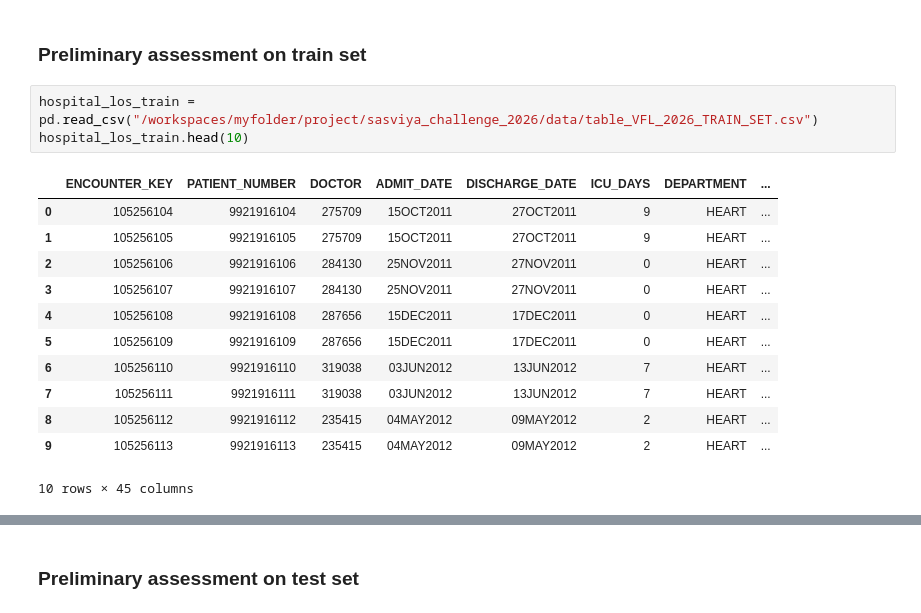
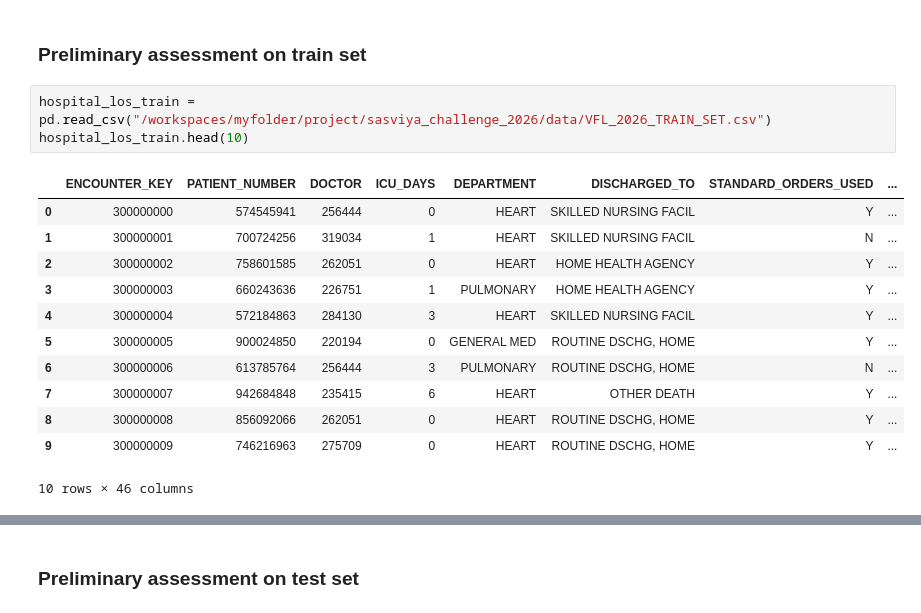
Before and after one commit to benjaminau/sasviya_challenge_2026, a Jupyter notebook: notebooks/hospital_los_eda_cleaning_wrangling.ipynb, the cells around one changed output, grey strips where cells are left out. Cells and saved outputs as stored; diff of their text form.

```diff
--- a/notebooks/hospital_los_eda_cleaning_wrangling.ipynb
+++ b/notebooks/hospital_los_eda_cleaning_wrangling.ipynb
@@ -13,21 +13,21 @@ os.getcwd()
 # %% [markdown]
 ### Preliminary assessment on train set
 # %%
-hospital_los_train = pd.read_csv("/workspaces/myfolder/project/sasviya_challenge_2026/data/table_VFL_2026_TRAIN_SET.csv")
+hospital_los_train = pd.read_csv("/workspaces/myfolder/project/sasviya_challenge_2026/data/VFL_2026_TRAIN_SET.csv")
 hospital_los_train.head(10)
 # %% [output]
-|  | ENCOUNTER_KEY | PATIENT_NUMBER | DOCTOR | ADMIT_DATE | DISCHARGE_DATE | ICU_DAYS | DEPARTMENT | ... |
-| 0 | 105256104 | 9921916104 | 275709 | 15OCT2011 | 27OCT2011 | 9 | HEART | ... |
-| 1 | 105256105 | 9921916105 | 275709 | 15OCT2011 | 27OCT2011 | 9 | HEART | ... |
-| 2 | 105256106 | 9921916106 | 284130 | 25NOV2011 | 27NOV2011 | 0 | HEART | ... |
-| 3 | 105256107 | 9921916107 | 284130 | 25NOV2011 | 27NOV2011 | 0 | HEART | ... |
-| 4 | 105256108 | 9921916108 | 287656 | 15DEC2011 | 17DEC2011 | 0 | HEART | ... |
-| 5 | 105256109 | 9921916109 | 287656 | 15DEC2011 | 17DEC2011 | 0 | HEART | ... |
-| 6 | 105256110 | 9921916110 | 319038 | 03JUN2012 | 13JUN2012 | 7 | HEART | ... |
-| 7 | 105256111 | 9921916111 | 319038 | 03JUN2012 | 13JUN2012 | 7 | HEART | ... |
-| 8 | 105256112 | 9921916112 | 235415 | 04MAY2012 | 09MAY2012 | 2 | HEART | ... |
-| 9 | 105256113 | 9921916113 | 235415 | 04MAY2012 | 09MAY2012 | 2 | HEART | ... |
+|  | ENCOUNTER_KEY | PATIENT_NUMBER | DOCTOR | ICU_DAYS | DEPARTMENT | DISCHARGED_TO | STANDARD_ORDERS_USED | ... |
+| 0 | 300000000 | 574545941 | 256444 | 0 | HEART | SKILLED NURSING FACIL | Y | ... |
+| 1 | 300000001 | 700724256 | 319034 | 1 | HEART | SKILLED NURSING FACIL | N | ... |
+| 2 | 300000002 | 758601585 | 262051 | 0 | HEART | HOME HEALTH AGENCY | Y | ... |
+| 3 | 300000003 | 660243636 | 226751 | 1 | PULMONARY | HOME HEALTH AGENCY | Y | ... |
+| 4 | 300000004 | 572184863 | 284130 | 3 | HEART | SKILLED NURSING FACIL | Y | ... |
+| 5 | 300000005 | 900024850 | 220194 | 0 | GENERAL MED | ROUTINE DSCHG, HOME | Y | ... |
+| 6 | 300000006 | 613785764 | 256444 | 3 | PULMONARY | ROUTINE DSCHG, HOME | N | ... |
+| 7 | 300000007 | 942684848 | 235415 | 6 | HEART | OTHER DEATH | Y | ... |
+| 8 | 300000008 | 856092066 | 262051 | 0 | HEART | ROUTINE DSCHG, HOME | Y | ... |
+| 9 | 300000009 | 746216963 | 275709 | 0 | HEART | ROUTINE DSCHG, HOME | Y | ... |
-10 rows × 45 columns
+10 rows × 46 columns
 # %%
 # preliminary dataset assessment for training set - shape, dtypes, missingness, cardinality in one table
 def dataset_overview(df, name = "dataset"):
```
Also changed, not shown: parts of 4 cells of this notebook.
